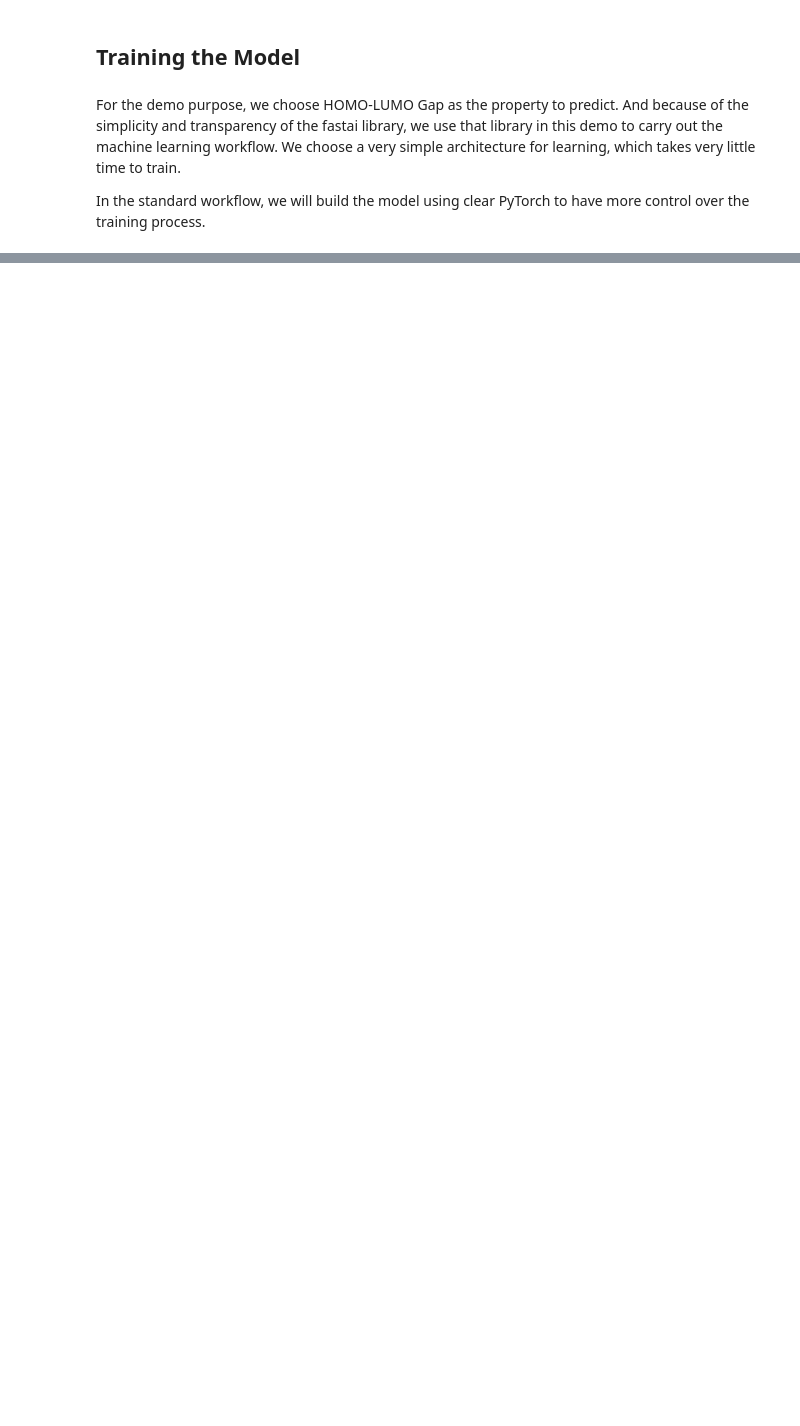
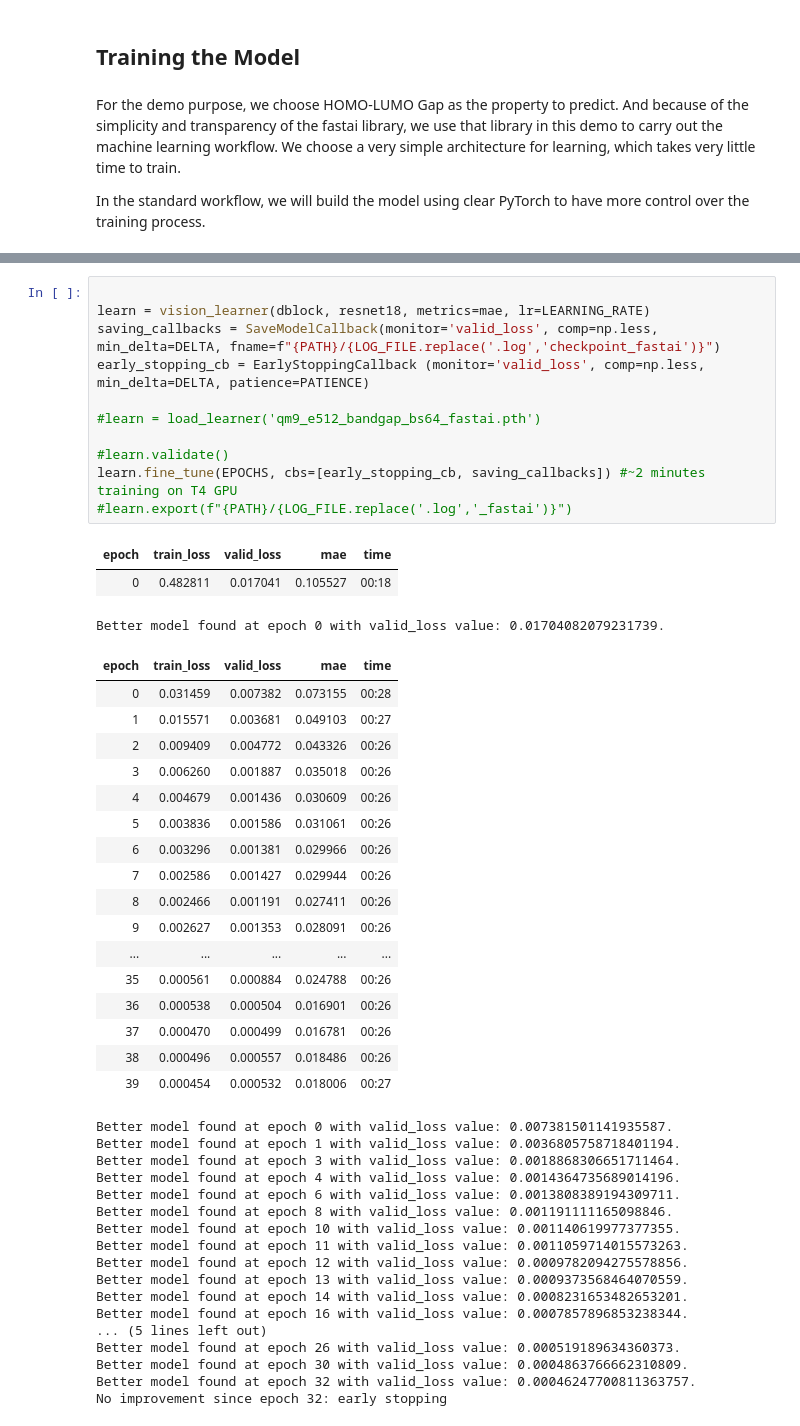
Before and after one commit to all2gos/RGBChem, a Jupyter notebook: working_demo.ipynb, the cells around one changed output, grey strips where cells are left out. Cells and saved outputs as stored; diff of their text form; blank space fills up the shorter version.

```diff
--- a/working_demo.ipynb
+++ b/working_demo.ipynb
@@ -134 +113,50 @@ Downloading: "https://download.pytorch.org/models/resnet18-f37072fd.pth" to /roo
+# %%
+
+learn = vision_learner(dblock, resnet18, metrics=mae, lr=LEARNING_RATE)
+saving_callbacks = SaveModelCallback(monitor='valid_loss', comp=np.less, min_delta=DELTA, fname=f"{PATH}/{LOG_FILE.replace('.log','checkpoint_fastai')}")
+early_stopping_cb = EarlyStoppingCallback (monitor='valid_loss', comp=np.less, min_delta=DELTA, patience=PATIENCE)
+
+#learn = load_learner('qm9_e512_bandgap_bs64_fastai.pth')
+
+#learn.validate()
+learn.fine_tune(EPOCHS, cbs=[early_stopping_cb, saving_callbacks]) #~2 minutes training on T4 GPU
+#learn.export(f"{PATH}/{LOG_FILE.replace('.log','_fastai')}")
+# %% [output]
+| epoch | train_loss | valid_loss | mae | time |
+| 0 | 0.482811 | 0.017041 | 0.105527 | 00:18 |
+Better model found at epoch 0 with valid_loss value: 0.01704082079231739.
+| epoch | train_loss | valid_loss | mae | time |
+| 0 | 0.031459 | 0.007382 | 0.073155 | 00:28 |
+| 1 | 0.015571 | 0.003681 | 0.049103 | 00:27 |
+| 2 | 0.009409 | 0.004772 | 0.043326 | 00:26 |
+| 3 | 0.006260 | 0.001887 | 0.035018 | 00:26 |
+| 4 | 0.004679 | 0.001436 | 0.030609 | 00:26 |
+| 5 | 0.003836 | 0.001586 | 0.031061 | 00:26 |
+| 6 | 0.003296 | 0.001381 | 0.029966 | 00:26 |
+| 7 | 0.002586 | 0.001427 | 0.029944 | 00:26 |
+| 8 | 0.002466 | 0.001191 | 0.027411 | 00:26 |
+| 9 | 0.002627 | 0.001353 | 0.028091 | 00:26 |
+| ... | ... | ... | ... | ... |
+| 35 | 0.000561 | 0.000884 | 0.024788 | 00:26 |
+| 36 | 0.000538 | 0.000504 | 0.016901 | 00:26 |
+| 37 | 0.000470 | 0.000499 | 0.016781 | 00:26 |
+| 38 | 0.000496 | 0.000557 | 0.018486 | 00:26 |
+| 39 | 0.000454 | 0.000532 | 0.018006 | 00:27 |
+Better model found at epoch 0 with valid_loss value: 0.007381501141935587.
+Better model found at epoch 1 with valid_loss value: 0.0036805758718401194.
+Better model found at epoch 3 with valid_loss value: 0.0018868306651711464.
+Better model found at epoch 4 with valid_loss value: 0.0014364735689014196.
+Better model found at epoch 6 with valid_loss value: 0.0013808389194309711.
+Better model found at epoch 8 with valid_loss value: 0.001191111165098846.
+Better model found at epoch 10 with valid_loss value: 0.001140619977377355.
+Better model found at epoch 11 with valid_loss value: 0.0011059714015573263.
+Better model found at epoch 12 with valid_loss value: 0.0009782094275578856.
+Better model found at epoch 13 with valid_loss value: 0.0009373568464070559.
+Better model found at epoch 14 with valid_loss value: 0.0008231653482653201.
+Better model found at epoch 16 with valid_loss value: 0.0007857896853238344.
+... (5 lines left out)
+Better model found at epoch 26 with valid_loss value: 0.000519189634360373.
+Better model found at epoch 30 with valid_loss value: 0.0004863766662310809.
+Better model found at epoch 32 with valid_loss value: 0.00046247700811363757.
+No improvement since epoch 32: early stopping
 # %%
```
Also changed, not shown: parts of 9 cells of this notebook.
